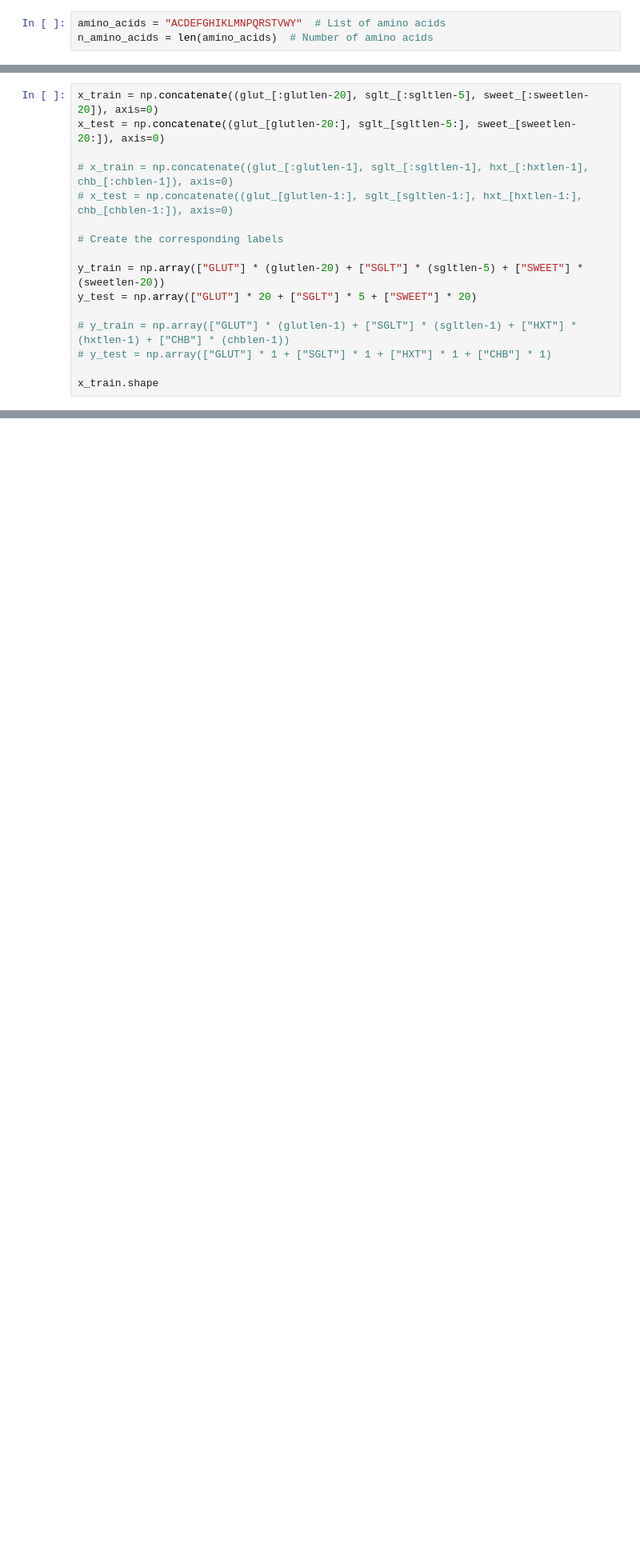
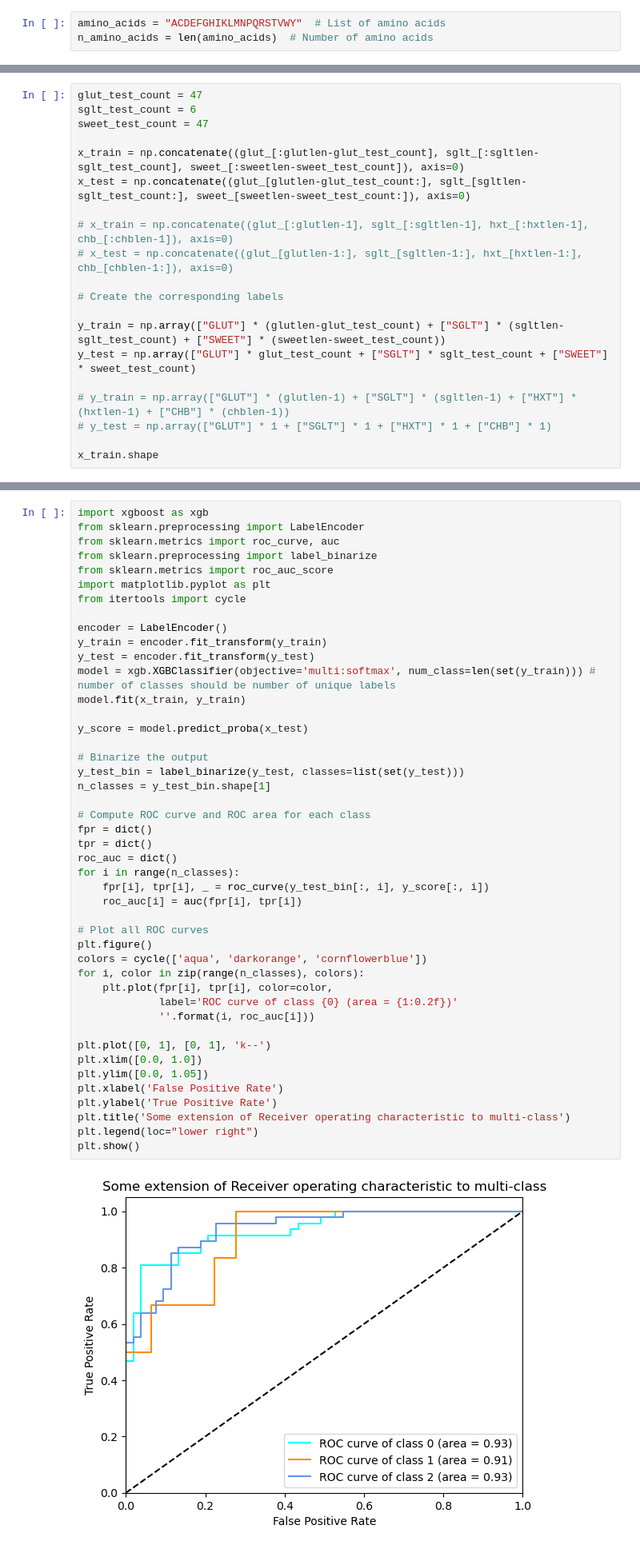
Before and after one commit to jbrandons13/123, a Jupyter notebook: latest.ipynb, the cells around one changed output, grey strips where cells are left out. Shown: that part at 80% size. Cells and saved outputs as stored; diff of their text form; blank space fills up the shorter version.

Commit message:
ROC _curve

```diff
--- a/latest.ipynb
+++ b/latest.ipynb
@@ -67,16 +67,20 @@ sweet_ = calculate_aac_features(sweet,amino_acids)
 # hxt_ = calculate_aac_features(hxt,amino_acids)
 # chb_ = calculate_aac_features(chb,amino_acids)
 # %%
-x_train = np.concatenate((glut_[:glutlen-20], sglt_[:sgltlen-5], sweet_[:sweetlen-20]), axis=0)
-x_test = np.concatenate((glut_[glutlen-20:], sglt_[sgltlen-5:], sweet_[sweetlen-20:]), axis=0)
+glut_test_count = 47
+sglt_test_count = 6
+sweet_test_count = 47
+
+x_train = np.concatenate((glut_[:glutlen-glut_test_count], sglt_[:sgltlen-sglt_test_count], sweet_[:sweetlen-sweet_test_count]), axis=0)
+x_test = np.concatenate((glut_[glutlen-glut_test_count:], sglt_[sgltlen-sglt_test_count:], sweet_[sweetlen-sweet_test_count:]), axis=0)
 
 # x_train = np.concatenate((glut_[:glutlen-1], sglt_[:sgltlen-1], hxt_[:hxtlen-1], chb_[:chblen-1]), axis=0)
 # x_test = np.concatenate((glut_[glutlen-1:], sglt_[sgltlen-1:], hxt_[hxtlen-1:], chb_[chblen-1:]), axis=0)
 
 # Create the corresponding labels
 
-y_train = np.array(["GLUT"] * (glutlen-20) + ["SGLT"] * (sgltlen-5) + ["SWEET"] * (sweetlen-20))
-y_test = np.array(["GLUT"] * 20 + ["SGLT"] * 5 + ["SWEET"] * 20)
+y_train = np.array(["GLUT"] * (glutlen-glut_test_count) + ["SGLT"] * (sgltlen-sglt_test_count) + ["SWEET"] * (sweetlen-sweet_test_count))
+y_test = np.array(["GLUT"] * glut_test_count + ["SGLT"] * sglt_test_count + ["SWEET"] * sweet_test_count)
 
 # y_train = np.array(["GLUT"] * (glutlen-1) + ["SGLT"] * (sgltlen-1) + ["HXT"] * (hxtlen-1) + ["CHB"] * (chblen-1))
 # y_test = np.array(["GLUT"] * 1 + ["SGLT"] * 1 + ["HXT"] * 1 + ["CHB"] * 1)
@@ -217,0 +255,47 @@ Testing Accuracy: 0.8444444444444444
+# %%
+import xgboost as xgb
+from sklearn.preprocessing import LabelEncoder
+from sklearn.metrics import roc_curve, auc
+from sklearn.preprocessing import label_binarize
+from sklearn.metrics import roc_auc_score
+import matplotlib.pyplot as plt
+from itertools import cycle
+
+encoder = LabelEncoder()
+y_train = encoder.fit_transform(y_train)
+y_test = encoder.fit_transform(y_test)
+model = xgb.XGBClassifier(objective='multi:softmax', num_class=len(set(y_train))) # number of classes should be number of unique labels
+model.fit(x_train, y_train)
+
+y_score = model.predict_proba(x_test)
+
+# Binarize the output
+y_test_bin = label_binarize(y_test, classes=list(set(y_test)))
+n_classes = y_test_bin.shape[1]
+
+# Compute ROC curve and ROC area for each class
+fpr = dict()
+tpr = dict()
+roc_auc = dict()
+for i in range(n_classes):
+    fpr[i], tpr[i], _ = roc_curve(y_test_bin[:, i], y_score[:, i])
+    roc_auc[i] = auc(fpr[i], tpr[i])
+
+# Plot all ROC curves
+plt.figure()
+colors = cycle(['aqua', 'darkorange', 'cornflowerblue'])
+for i, color in zip(range(n_classes), colors):
+    plt.plot(fpr[i], tpr[i], color=color,
+             label='ROC curve of class {0} (area = {1:0.2f})'
+             ''.format(i, roc_auc[i]))
+
+plt.plot([0, 1], [0, 1], 'k--')
+plt.xlim([0.0, 1.0])
+plt.ylim([0.0, 1.05])
+plt.xlabel('False Positive Rate')
+plt.ylabel('True Positive Rate')
+plt.title('Some extension of Receiver operating characteristic to multi-class')
+plt.legend(loc="lower right")
+plt.show()
+# %% [output]
+[figure, added]
```
Also changed, not shown: parts of 7 cells of this notebook.
